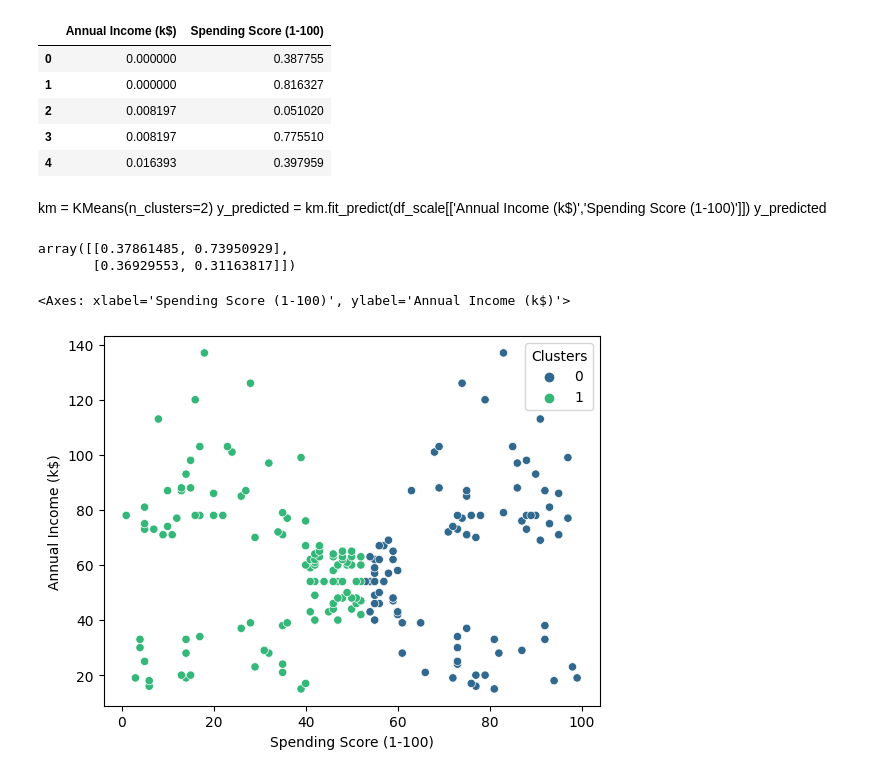
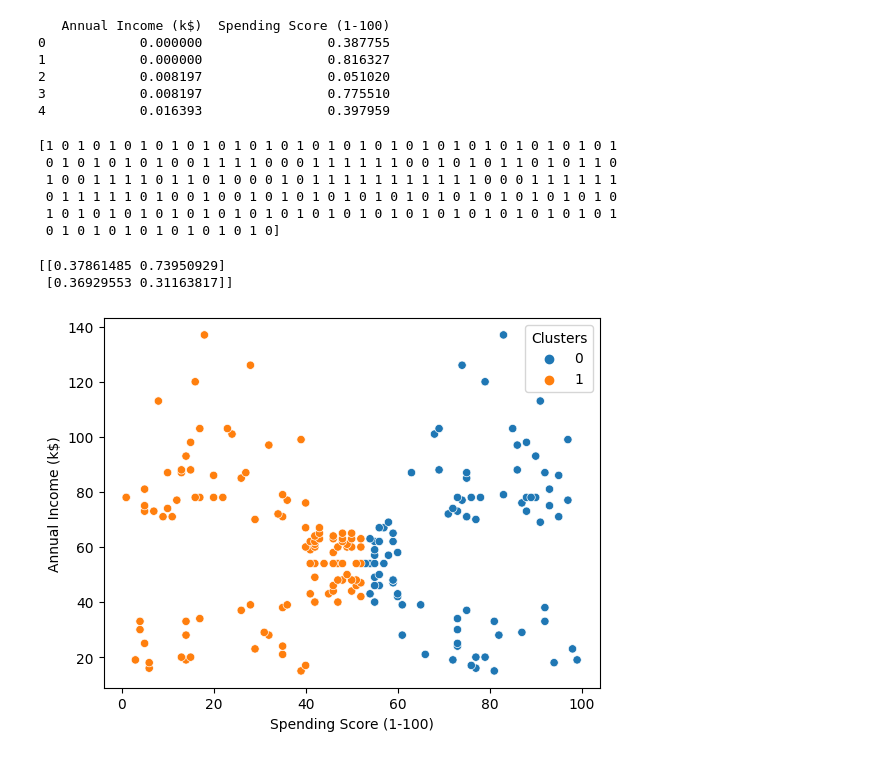
Before and after one commit to Poorna-20/FML, a Jupyter notebook: KMeans_Clustering.ipynb, the cells around one changed output. Drawn from its saved outputs; the diff is of its cells as text; code cells hidden in the pictures.

```diff
--- a/KMeans_Clustering.ipynb
+++ b/KMeans_Clustering.ipynb
@@ -31,4 +9,6 @@ from matplotlib import pyplot as plt
 # %%
-df = pd.read_csv("drive/MyDrive/datasets/Mall_Customers.csv")
-df.head()
+# Load the dataset
+df = pd.read_csv("/content/drive/MyDrive/datasets/Mall_Customers.csv")
+print(df.head())
+print(df.shape)
 # %% [output]
@@ -45,21 +22,33 @@ df.shape
 # %%
+# Scale the features
 scaler = MinMaxScaler()
-scale = scaler.fit_transform(df[['Annual Income (k$)','Spending Score (1-100)']])
-df_scale = pd.DataFrame(scale, columns = ['Annual Income (k$)','Spending Score (1-100)'])
-df_scale.head(5)
+scaled_features = scaler.fit_transform(df[['Annual Income (k$)', 'Spending Score (1-100)']])
+df_scale = pd.DataFrame(scaled_features, columns=['Annual Income (k$)', 'Spending Score (1-100)'])
+print(df_scale.head())
 # %% [output]
-|  | Annual Income (k$) | Spending Score (1-100) |
-| 0 | 0.000000 | 0.387755 |
-| 1 | 0.000000 | 0.816327 |
-| 2 | 0.008197 | 0.051020 |
-| 3 | 0.008197 | 0.775510 |
-| 4 | 0.016393 | 0.397959 |
+   Annual Income (k$)  Spending Score (1-100)
+0            0.000000                0.387755
+1            0.000000                0.816327
+2            0.008197                0.051020
+3            0.008197                0.775510
+4            0.016393                0.397959
-# %% [markdown]
-km = KMeans(n_clusters=2)
-y_predicted = km.fit_predict(df_scale[['Annual Income (k$)','Spending Score (1-100)']])
-y_predicted
-# %%
-km.cluster_centers_
-# %% [output]
-array([[0.37861485, 0.73950929],
-       [0.36929553, 0.31163817]])
+# %%
+# Perform K-Means clustering
+k = 2
+km = KMeans(n_clusters=k)
+y_predicted = km.fit_predict(df_scale)
+print(y_predicted)
+# %% [output]
+[1 0 1 0 1 0 1 0 1 0 1 0 1 0 1 0 1 0 1 0 1 0 1 0 1 0 1 0 1 0 1 0 1 0 1 0 1
+ 0 1 0 1 0 1 0 1 0 0 1 1 1 1 0 0 0 1 1 1 1 1 1 0 0 1 0 1 0 1 1 0 1 0 1 1 0
+ 1 0 0 1 1 1 1 0 1 1 0 1 0 0 0 1 0 1 1 1 1 1 1 1 1 1 1 1 0 0 0 1 1 1 1 1 1
+ 0 1 1 1 1 1 0 1 0 0 1 0 0 1 0 1 0 1 0 1 0 1 0 1 0 1 0 1 0 1 0 1 0 1 0 1 0
+ 1 0 1 0 1 0 1 0 1 0 1 0 1 0 1 0 1 0 1 0 1 0 1 0 1 0 1 0 1 0 1 0 1 0 1 0 1
+ 0 1 0 1 0 1 0 1 0 1 0 1 0 1 0]
+# %%
+# Get the cluster centers
+cluster_centers = km.cluster_centers_
+print(cluster_centers)
+# %% [output]
+[[0.37861485 0.73950929]
+ [0.36929553 0.31163817]]
@@ -66,7 +58,7 @@ array([[0.37861485, 0.73950929],
 # %%
-df['Clusters'] = km.labels_
-sns.scatterplot(x="Spending Score (1-100)", y="Annual Income (k$)",hue = 'Clusters',  data=df,palette='viridis')
+# Visualize the clusters
+sns.scatterplot(x="Spending Score (1-100)", y="Annual Income (k$)", hue='Clusters', data=df)
+plt.show()
 # %% [output]
-<Axes: xlabel='Spending Score (1-100)', ylabel='Annual Income (k$)'>
-[figure, old version]
+[figure, new version]
 # %%
```
Also changed, not shown: parts of 14 cells of this notebook.
